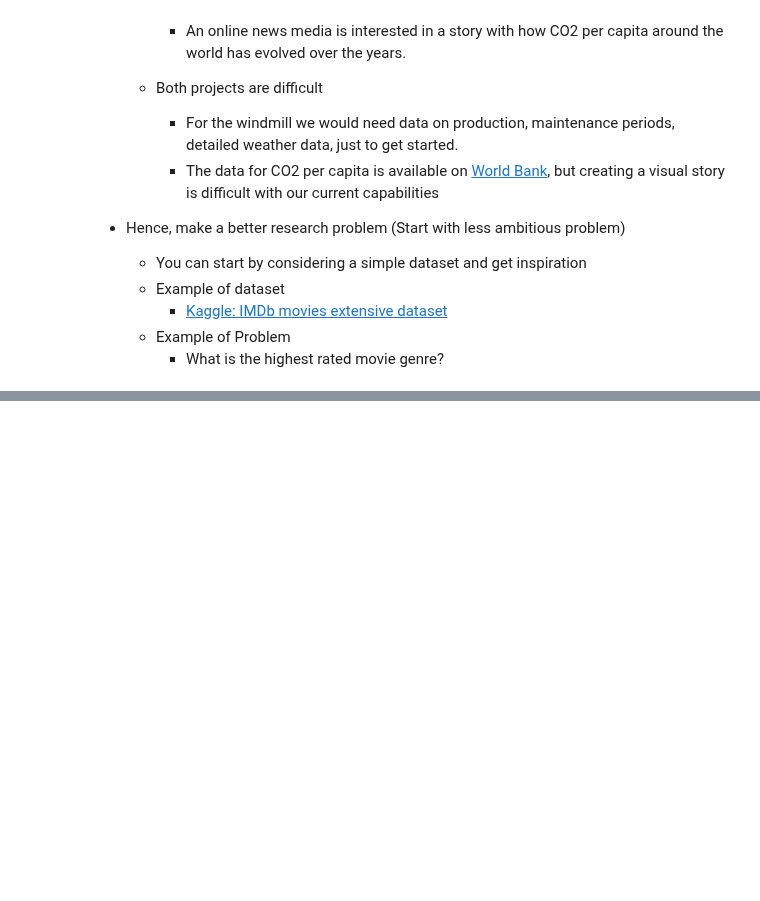
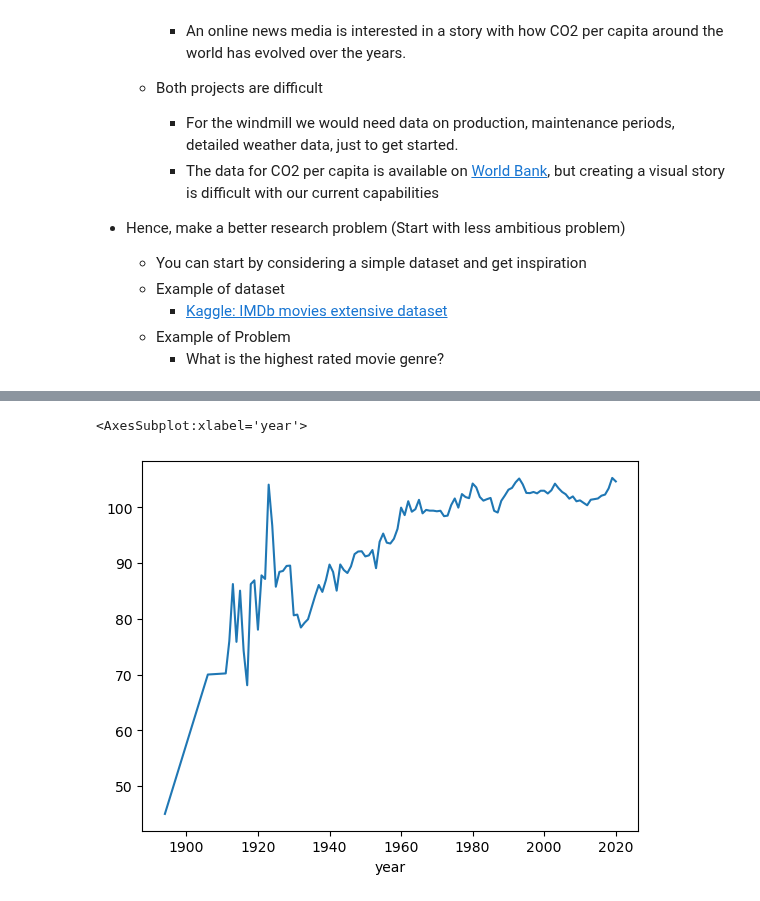
Before and after one commit to Abisoyesam/DS-ML-DL-tuts, a Jupyter notebook: DS With Rune/Lesson 17.ipynb, the cells around one changed output, grey strips where cells are left out. Cells and saved outputs as stored; diff of their text form; code cells hidden in the pictures; blank space fills up the shorter version.

```diff
--- a/DS With Rune/Lesson 17.ipynb
+++ b/DS With Rune/Lesson 17.ipynb
@@ -42,0 +176,5 @@ movies
+# %%
+movies.select_dtypes(include='number').groupby('year').mean()['duration'].plot()
+# %% [output]
+<AxesSubplot:xlabel='year'>
+[figure, added]
```
Also changed, not shown: parts of 41 cells of this notebook.
